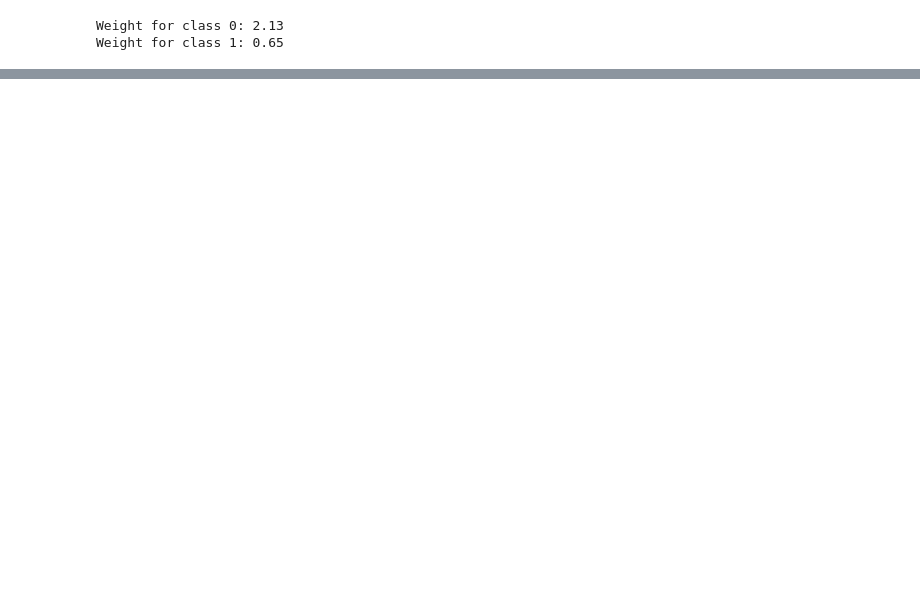
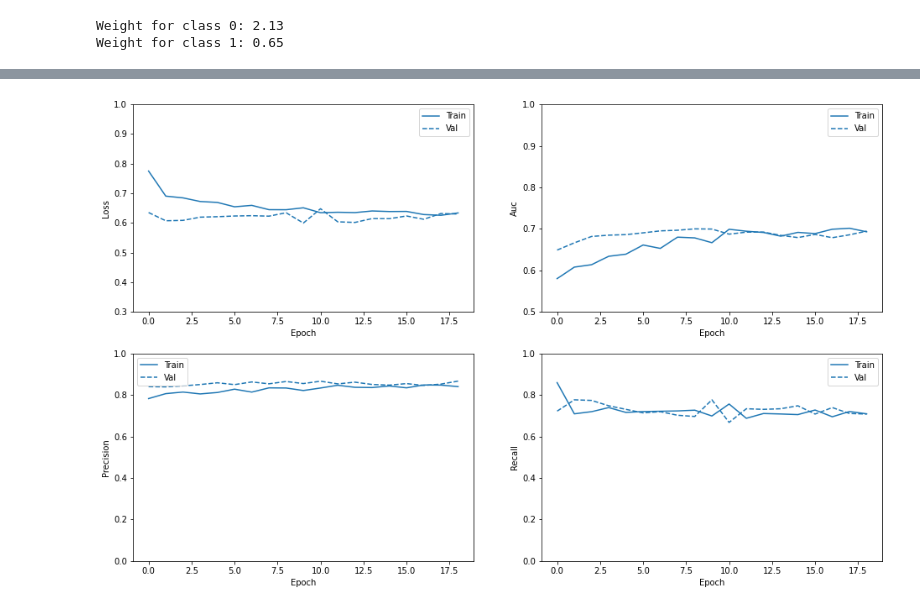
Before and after one commit to Hadryan/Personalized-Music-Recommendations, a Jupyter notebook: tensorflow_models.ipynb, the cells around one changed output, grey strips where cells are left out. Saved outputs shown, nothing was run; the diff lists cells and outputs as text; code cells hidden in the pictures; blank space fills up the shorter version.

```diff
--- a/tensorflow_models.ipynb
+++ b/tensorflow_models.ipynb
@@ -464,3 +474,16 @@ print('Weight for class 1: {:.2f}'.format(weight_for_1))
 # %% [output]
 Weight for class 0: 2.13
 Weight for class 1: 0.65
+# %%
+weighted_model = make_model()
+weighted_model.load_weights(initial_weights)
+
+weighted_history = weighted_model.fit(
+    train_features,
+    train_labels,
+    batch_size=BATCH_SIZE,
+    epochs=EPOCHS,
+    callbacks = [early_stopping],
+    validation_data=(val_features, val_labels),
+    # The class weights go here
+    class_weight=class_weight)
@@ -466,0 +508,4 @@ Weight for class 1: 0.65
+# %%
+plot_metrics(weighted_history)
+# %% [output]
+[figure, added]
```
Also changed, not shown: parts of 36 cells of this notebook.
